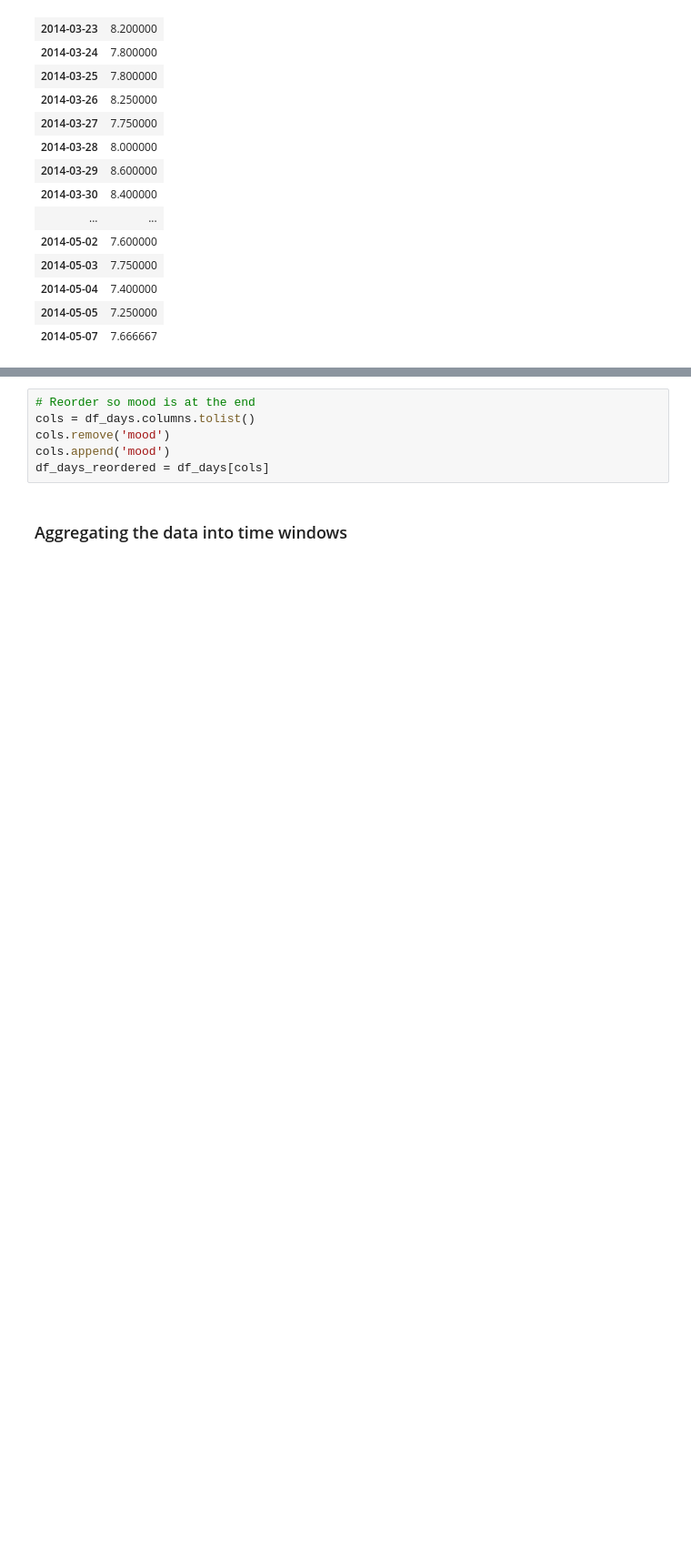
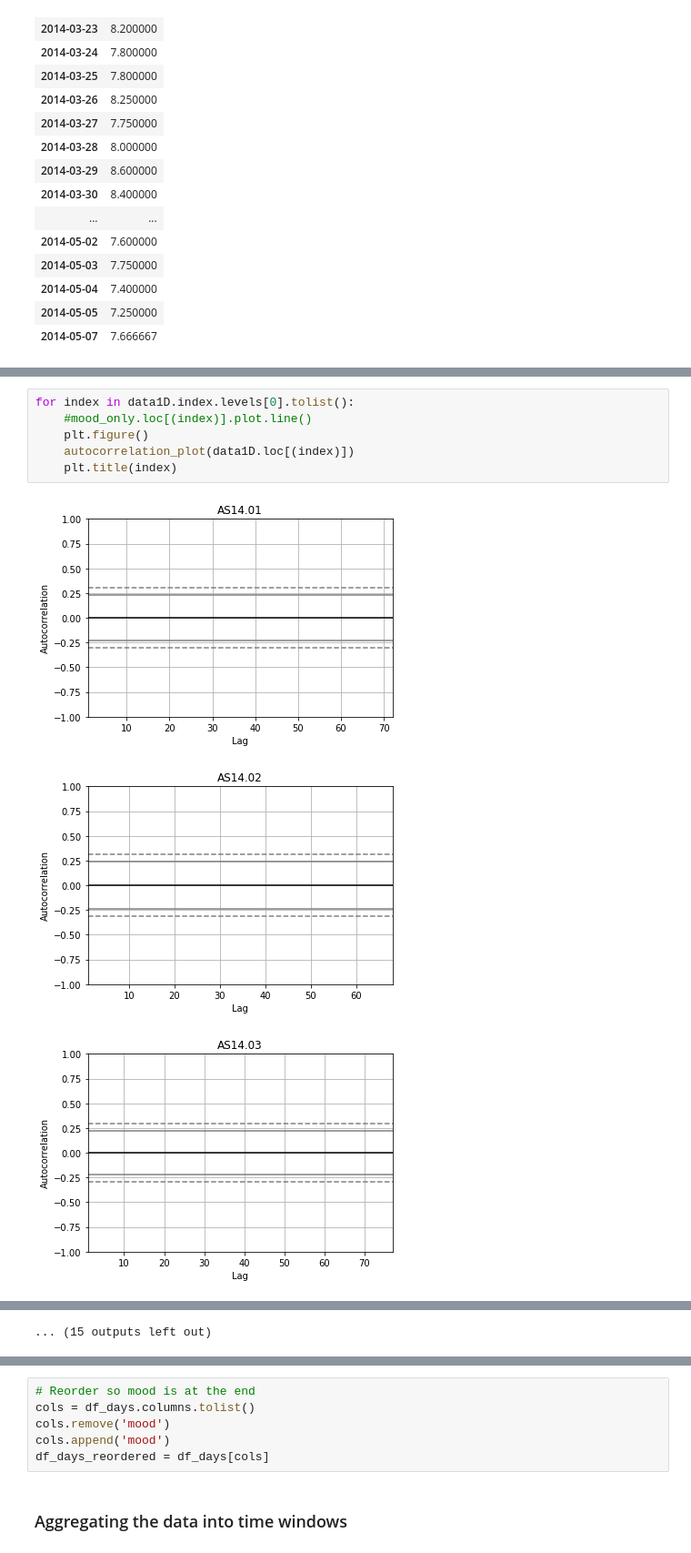
Before and after one commit to jelrae/dataMineAss1, a Jupyter notebook: DMT1-Jordan_Work.ipynb, the cells around one changed output, grey strips where cells are left out. Shown at 91% size. Saved outputs shown, nothing was run; the diff lists cells and outputs as text; blank space fills up the shorter version.

```diff
--- a/DMT1-Jordan_Work.ipynb
+++ b/DMT1-Jordan_Work.ipynb
@@ -172,0 +179,10 @@ for index in mood_only.index.levels[0].tolist():
+# %%
+for index in data1D.index.levels[0].tolist():
+    #mood_only.loc[(index)].plot.line()
+    plt.figure()
+    autocorrelation_plot(data1D.loc[(index)])
+    plt.title(index)
+# %% [output]
+[figure, added]
+[figure, added]
+[figure, added]
@@ -172,0 +198 @@ for index in mood_only.index.levels[0].tolist():
+... (15 outputs left out)
```
Also changed, not shown: parts of 5 cells of this notebook, 1 other file.
